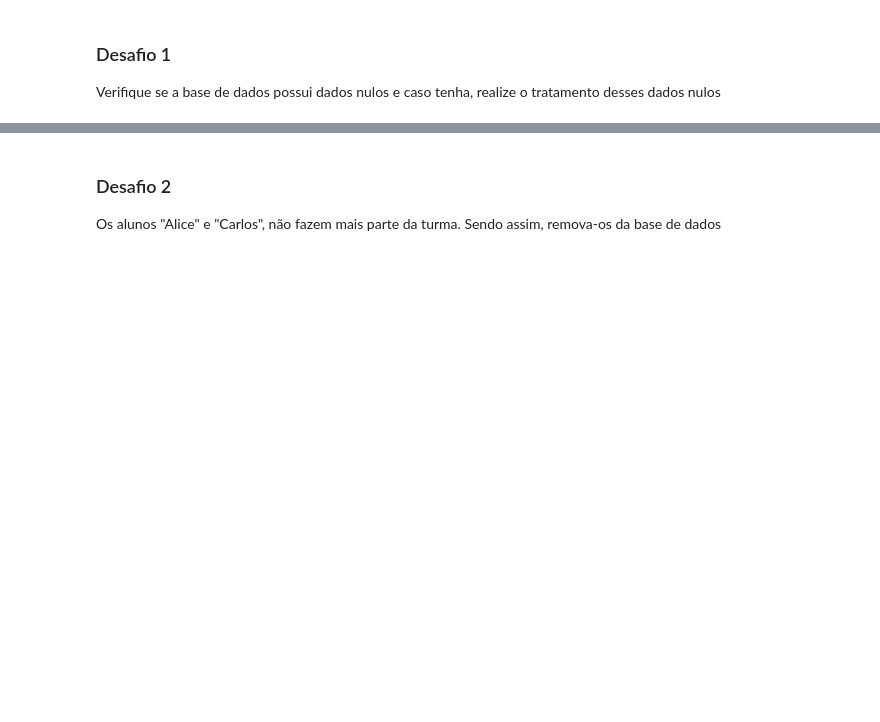
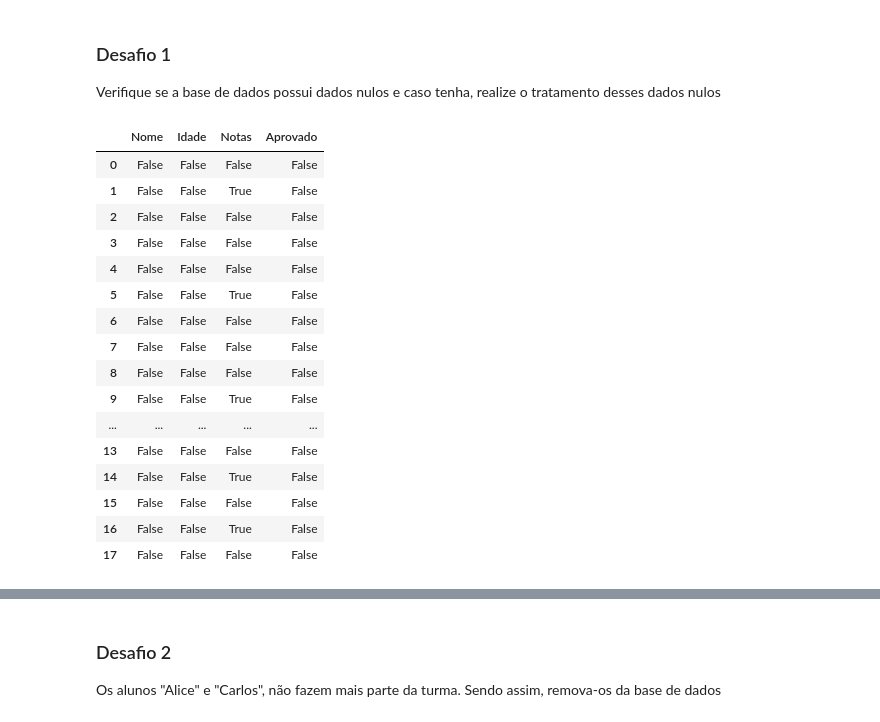
Before and after one commit to gbrit0/python_pandas_conhecendo_a_biblioteca, a Jupyter notebook: desafios.ipynb, the cells around one changed output, grey strips where cells are left out. Cells and saved outputs as stored; diff of their text form; code cells hidden in the pictures; blank space fills up the shorter version.

```diff
--- a/desafios.ipynb
+++ b/desafios.ipynb
@@ -228,6 +228,29 @@ df_media_valor_por_bairro.head(5).plot(kind='bar', ylabel='R$')
 Importe novamente o arquivo [**alunos.csv**](https://raw.githubusercontent.com/alura-cursos/pandas-conhecendo-a-biblioteca/main/desafios/alunos.csv) para realizar os desafios abaixo.
 # %%
 # Importando novamente os dados
+import pandas as pd
+
+alunos = pd.read_csv('alunos.csv')
 # %% [markdown]
 ### Desafio 1
 Verifique se a base de dados possui dados nulos e caso tenha, realize o tratamento desses dados nulos
+# %%
+alunos.isnull()
+# %% [output]
+|  | Nome | Idade | Notas | Aprovado |
+| 0 | False | False | False | False |
+| 1 | False | False | True | False |
+| 2 | False | False | False | False |
+| 3 | False | False | False | False |
+| 4 | False | False | False | False |
+| 5 | False | False | True | False |
+| 6 | False | False | False | False |
+| 7 | False | False | False | False |
+| 8 | False | False | False | False |
+| 9 | False | False | True | False |
+| ... | ... | ... | ... | ... |
+| 13 | False | False | False | False |
+| 14 | False | False | True | False |
+| 15 | False | False | False | False |
+| 16 | False | False | True | False |
+| 17 | False | False | False | False |
```
Also changed, not shown: parts of 12 cells of this notebook, 7 other files.
